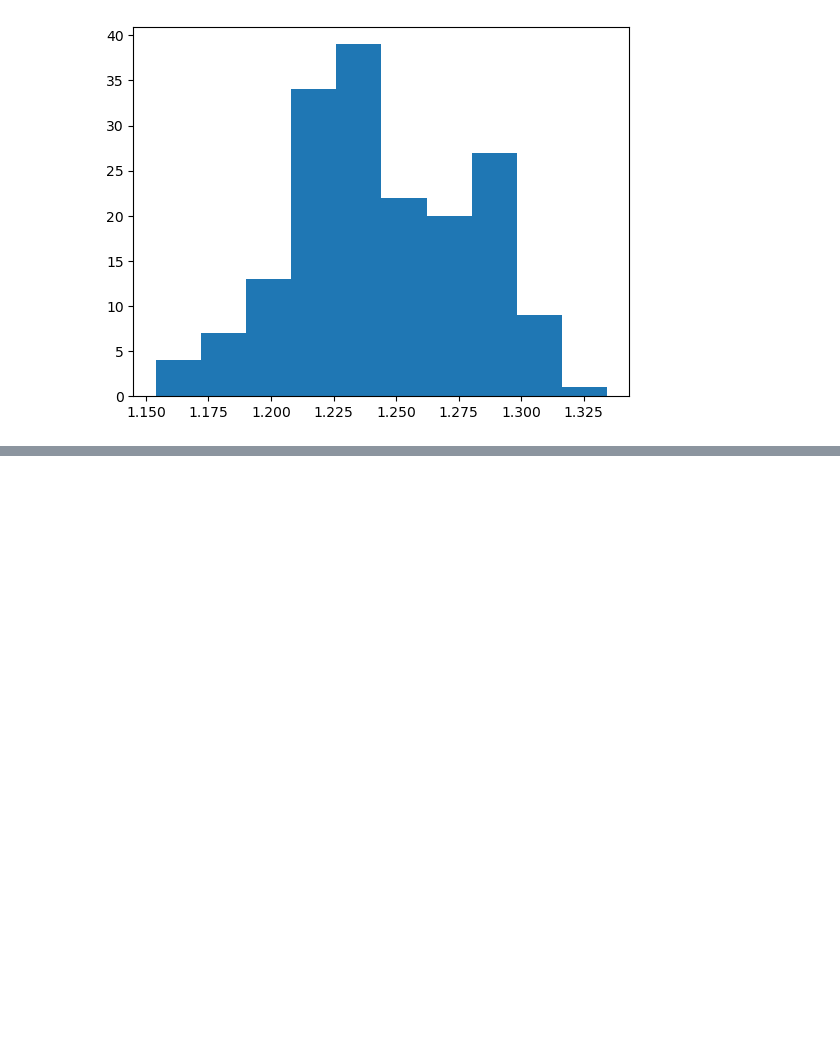
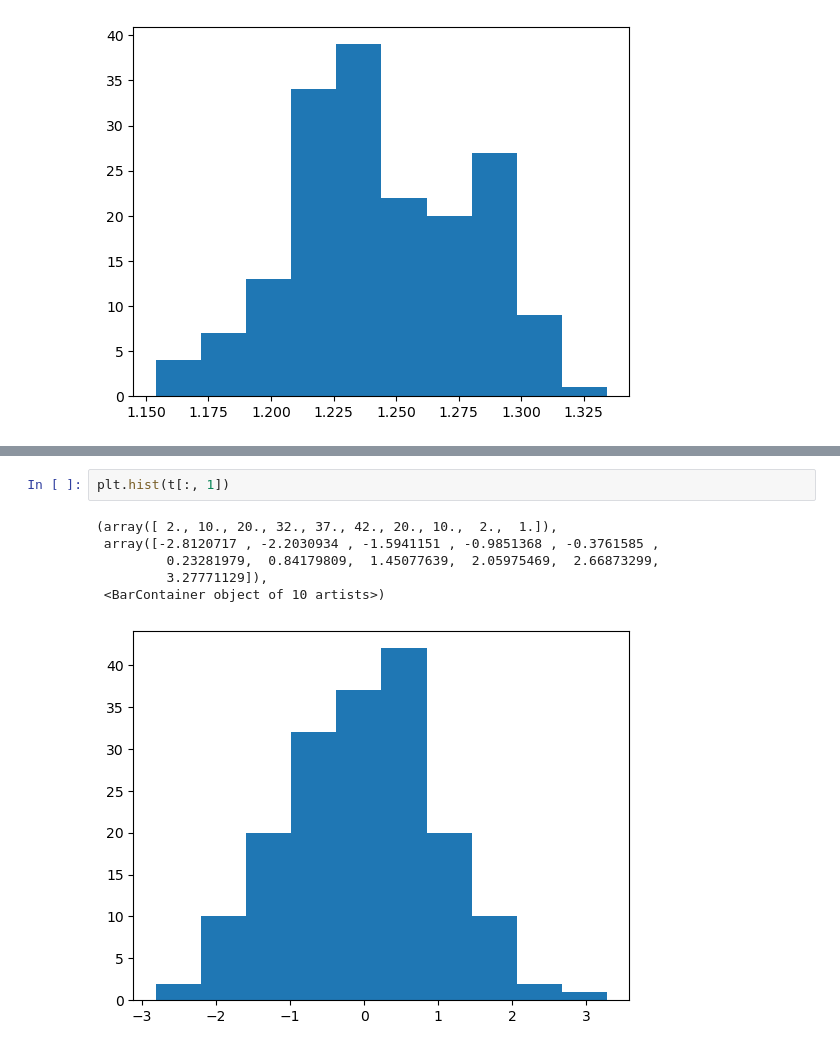
Before and after one commit to CHERUGAD/Machine_learning, a Jupyter notebook: DATA_Transformstion.ipynb, the cells around one changed output, grey strips where cells are left out. Drawn from its saved outputs; the diff is of its cells as text; blank space fills up the shorter version.

```diff
--- a/DATA_Transformstion.ipynb
+++ b/DATA_Transformstion.ipynb
@@ -56,0 +75,9 @@ plt.hist(t[:, 0])
+# %%
+plt.hist(t[:, 1])
+# %% [output]
+(array([ 2., 10., 20., 32., 37., 42., 20., 10.,  2.,  1.]),
+ array([-2.8120717 , -2.2030934 , -1.5941151 , -0.9851368 , -0.3761585 ,
+         0.23281979,  0.84179809,  1.45077639,  2.05975469,  2.66873299,
+         3.27771129]),
+ <BarContainer object of 10 artists>)
+[figure, added]
```
Also changed, not shown: parts of 3 cells of this notebook.
